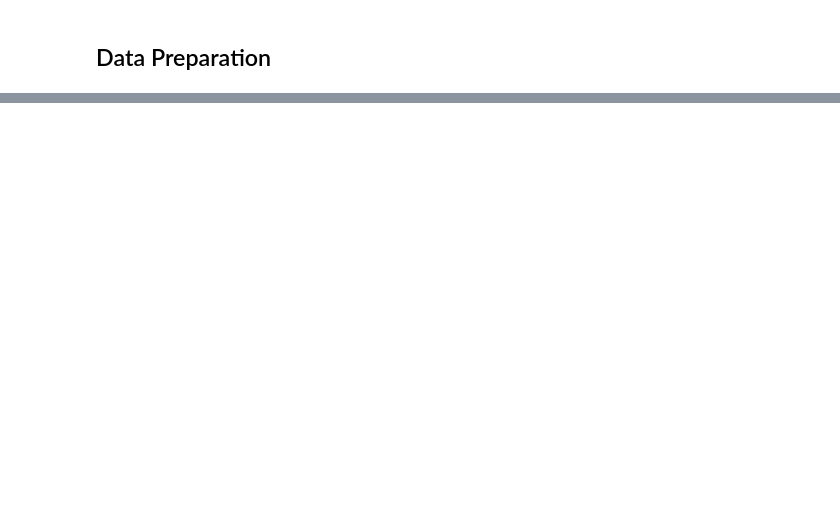
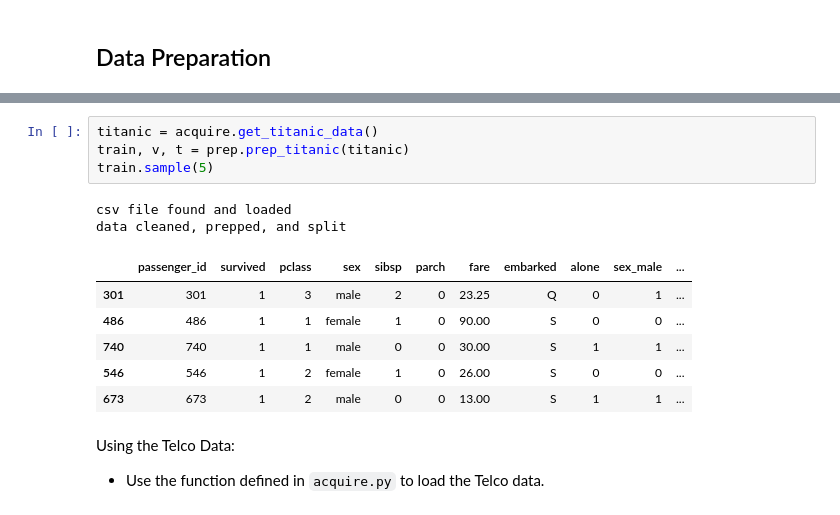
Before and after one commit to tkephart96/classification-exercises, a Jupyter notebook: classification-exercises.ipynb, the cells around one changed output, grey strips where cells are left out. Drawn from its saved outputs; the diff is of its cells as text; blank space fills up the shorter version.

```diff
--- a/classification-exercises.ipynb
+++ b/classification-exercises.ipynb
@@ -258,0 +506,17 @@ Split data:
+# %%
+titanic = acquire.get_titanic_data()
+train, v, t = prep.prep_titanic(titanic)
+train.sample(5)
+# %% [output]
+csv file found and loaded
+data cleaned, prepped, and split
+|  | passenger_id | survived | pclass | sex | sibsp | parch | fare | embarked | alone | sex_male | ... |
+| 301 | 301 | 1 | 3 | male | 2 | 0 | 23.25 | Q | 0 | 1 | ... |
+| 486 | 486 | 1 | 1 | female | 1 | 0 | 90.00 | S | 0 | 0 | ... |
+| 740 | 740 | 1 | 1 | male | 0 | 0 | 30.00 | S | 1 | 1 | ... |
+| 546 | 546 | 1 | 2 | female | 1 | 0 | 26.00 | S | 0 | 0 | ... |
+| 673 | 673 | 1 | 2 | male | 0 | 0 | 13.00 | S | 1 | 1 | ... |
+# %% [markdown]
+Using the Telco Data:
+
+- Use the function defined in `acquire.py` to load the Telco data.
```
Also changed, not shown: parts of 68 cells of this notebook.
